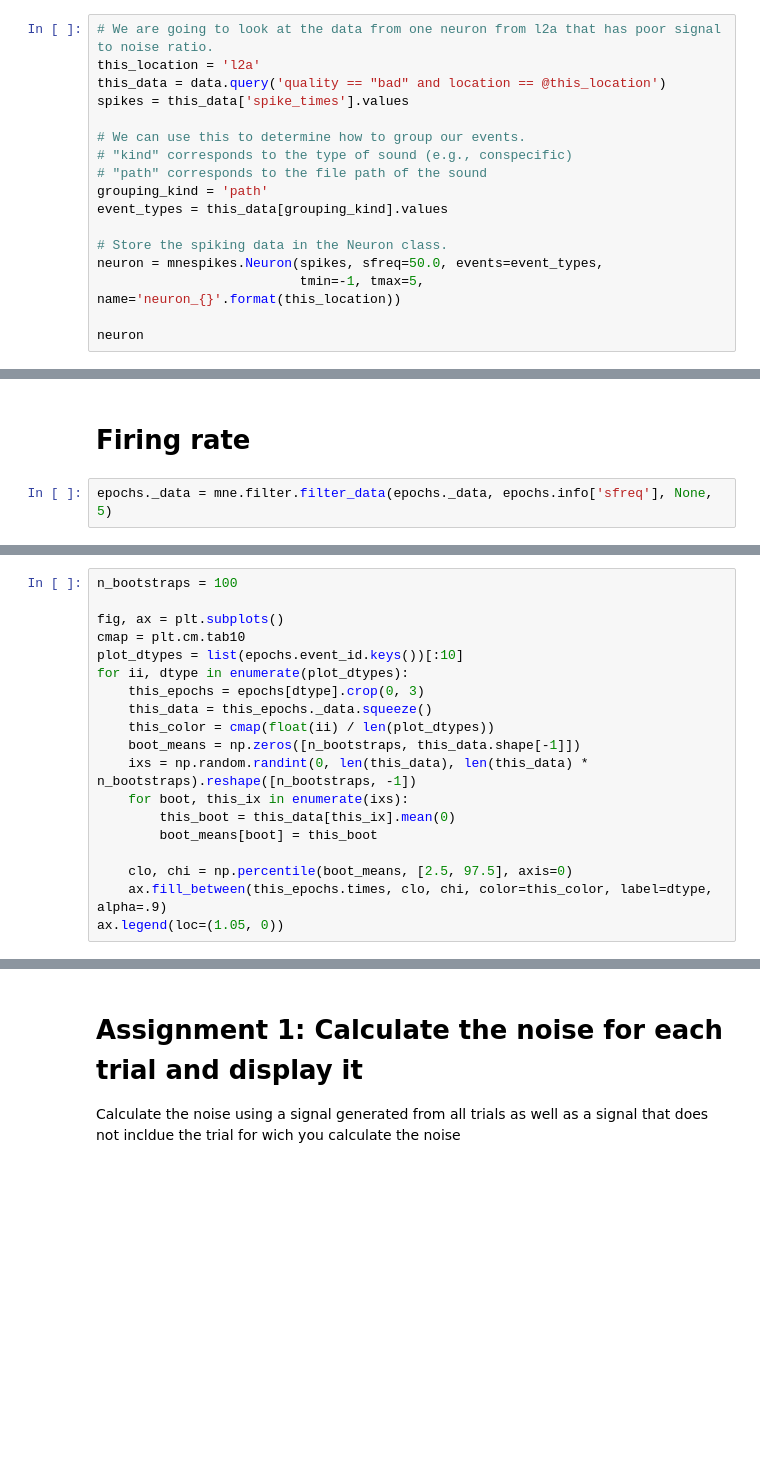
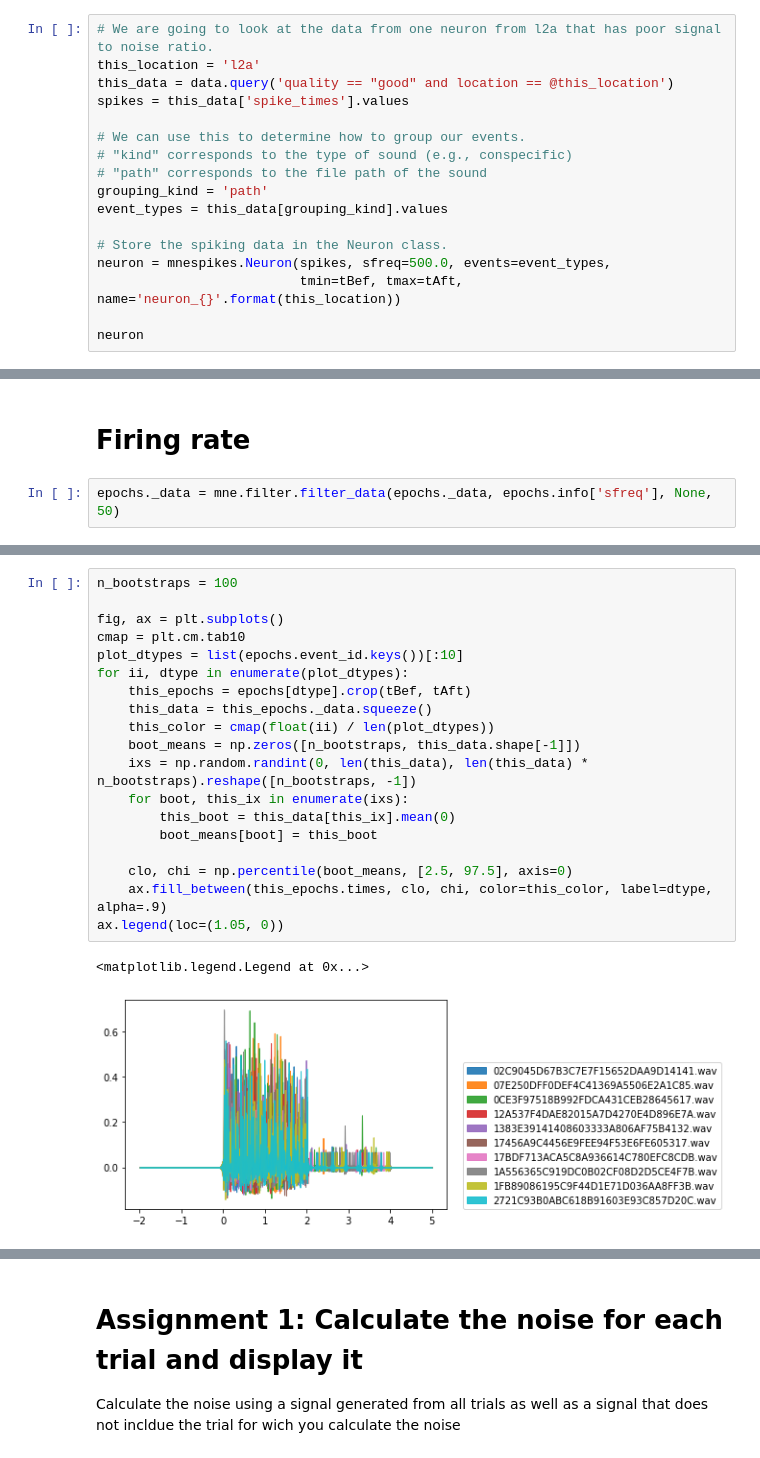
Before and after one commit to theunissenlab/crcns, a Jupyter notebook: python/tutorial-coherence.ipynb, the cells around one changed output, grey strips where cells are left out. Cells and saved outputs as stored; diff of their text form; blank space fills up the shorter version.

```diff
--- a/python/tutorial-coherence.ipynb
+++ b/python/tutorial-coherence.ipynb
@@ -214,7 +274,7 @@ See the following links for more information about the `Neuron` class:
 # %%
 # We are going to look at the data from one neuron from l2a that has poor signal to noise ratio.
 this_location = 'l2a'
-this_data = data.query('quality == "bad" and location == @this_location')
+this_data = data.query('quality == "good" and location == @this_location')
 spikes = this_data['spike_times'].values
 
 # We can use this to determine how to group our events.
@@ -224,7 +284,7 @@ grouping_kind = 'path'
 event_types = this_data[grouping_kind].values
 
 # Store the spiking data in the Neuron class.
-neuron = mnespikes.Neuron(spikes, sfreq=50.0, events=event_types,
-                          tmin=-1, tmax=5, name='neuron_{}'.format(this_location))
+neuron = mnespikes.Neuron(spikes, sfreq=500.0, events=event_types,
+                          tmin=tBef, tmax=tAft, name='neuron_{}'.format(this_location))
 
 neuron
@@ -261,4 +340,4 @@ fig[0].axes[0].set(ylabel='spikes / s', ylim=[0, None],
 # %% [markdown]
 # Firing rate
 # %%
-epochs._data = mne.filter.filter_data(epochs._data, epochs.info['sfreq'], None, 5)
+epochs._data = mne.filter.filter_data(epochs._data, epochs.info['sfreq'], None, 50)
@@ -265,19 +355,22 @@ epochs._data = mne.filter.filter_data(epochs._data, epochs.info['sfreq'], None,
 # %%
 n_bootstraps = 100
 
 fig, ax = plt.subplots()
 cmap = plt.cm.tab10
 plot_dtypes = list(epochs.event_id.keys())[:10]
 for ii, dtype in enumerate(plot_dtypes):
-    this_epochs = epochs[dtype].crop(0, 3)
+    this_epochs = epochs[dtype].crop(tBef, tAft)
     this_data = this_epochs._data.squeeze()
     this_color = cmap(float(ii) / len(plot_dtypes))
     boot_means = np.zeros([n_bootstraps, this_data.shape[-1]])
     ixs = np.random.randint(0, len(this_data), len(this_data) * n_bootstraps).reshape([n_bootstraps, -1])
     for boot, this_ix in enumerate(ixs):
         this_boot = this_data[this_ix].mean(0)
         boot_means[boot] = this_boot
 
     clo, chi = np.percentile(boot_means, [2.5, 97.5], axis=0)
     ax.fill_between(this_epochs.times, clo, chi, color=this_color, label=dtype, alpha=.9)
 ax.legend(loc=(1.05, 0))
+# %% [output]
+<matplotlib.legend.Legend at 0x...>
+[figure, added]
```
Also changed, not shown: parts of 24 cells of this notebook, 2 other files.
